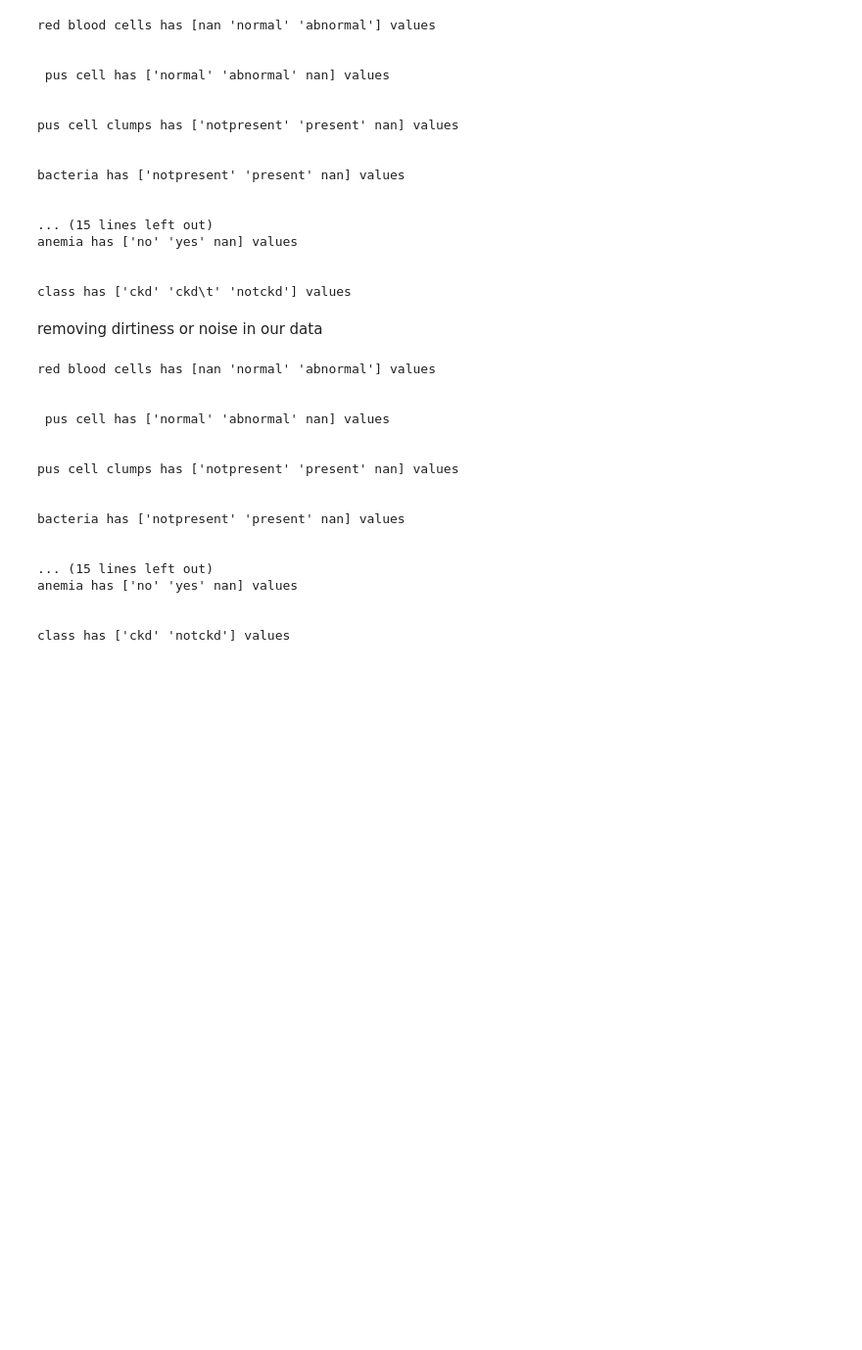
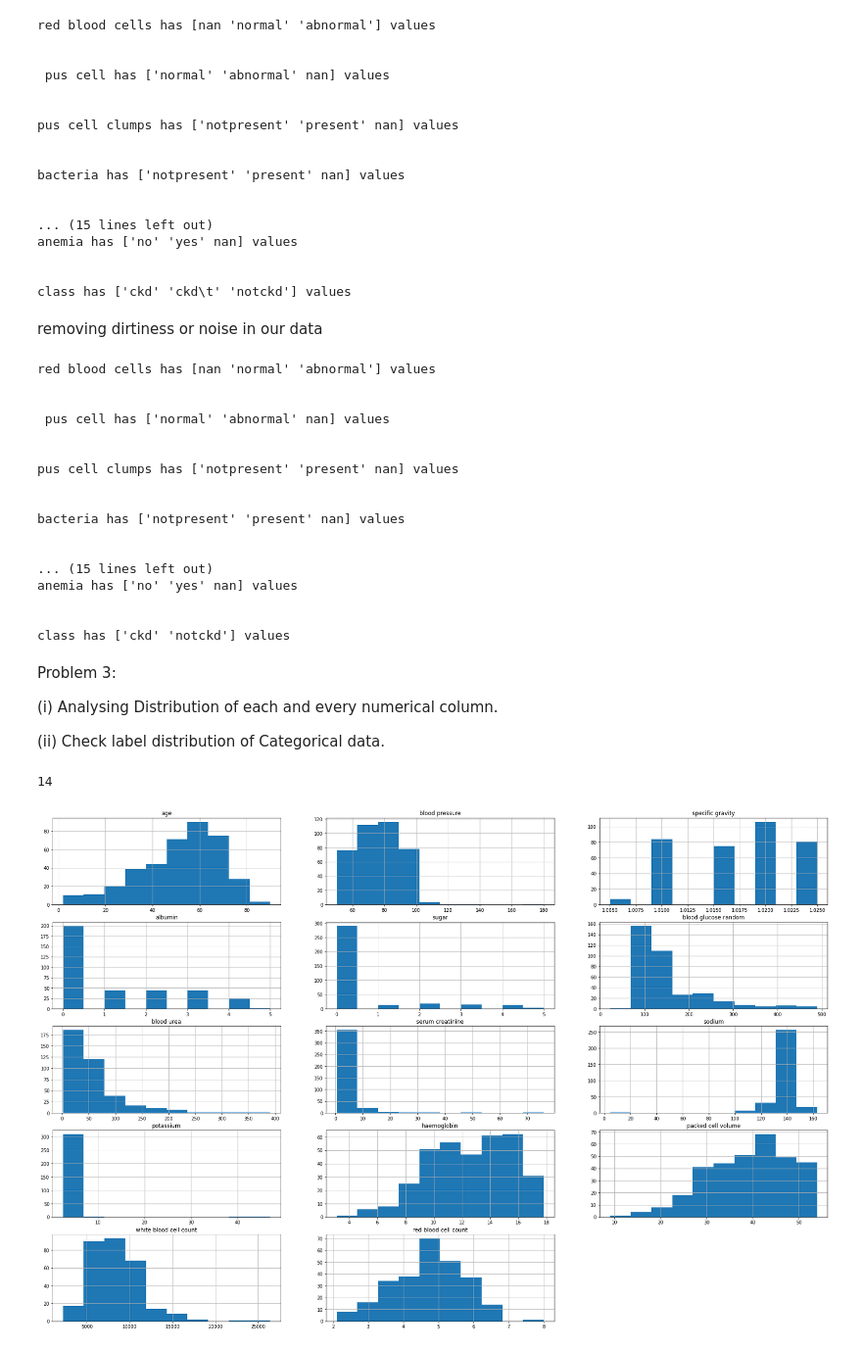
Before and after one commit to Ankit7557/ML_Kidney_Disease, a Jupyter notebook: Kidney_Disease.ipynb, the cells around one changed output. Shown: that part at 98% size. Saved outputs shown, nothing was run; the diff lists cells and outputs as text; code cells hidden in the pictures; blank space fills up the shorter version.

```diff
--- a/Kidney_Disease.ipynb
+++ b/Kidney_Disease.ipynb
@@ -221,3 +221,22 @@ anemia has ['no' 'yes' nan] values
 
 
 class has ['ckd' 'notckd'] values
+# %% [markdown]
+Problem 3:
+
+(i) Analysing Distribution of each and every numerical column.
+
+(ii) Check label distribution of Categorical data.
+# %%
+len(numerical_column)
+# %% [output]
+14
+# %%
+plt.figure(figsize=(30,20))
+
+for i,feature in enumerate(numerical_column):
+  plt.subplot(5,3,i+1)
+  data[feature].hist()
+  plt.title(feature)
+# %% [output]
+[figure, added]
```
Also changed, not shown: parts of 4 cells of this notebook.
